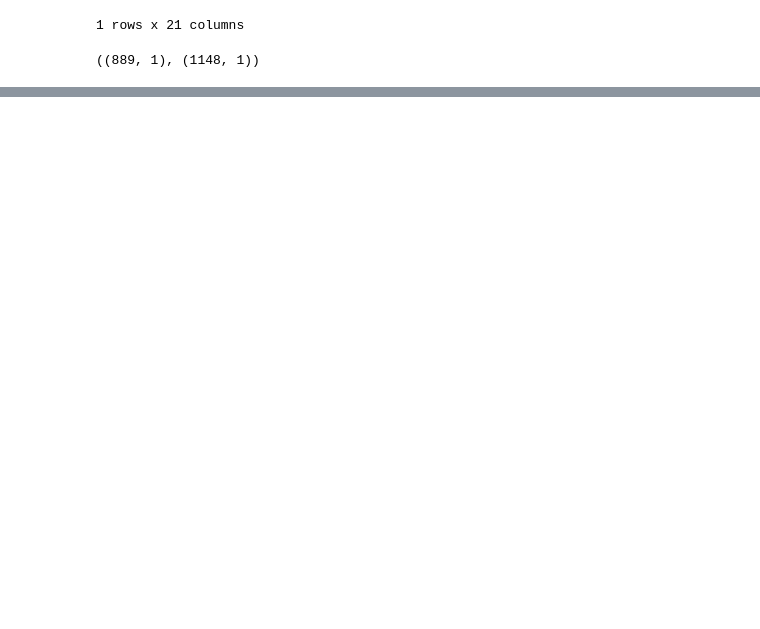
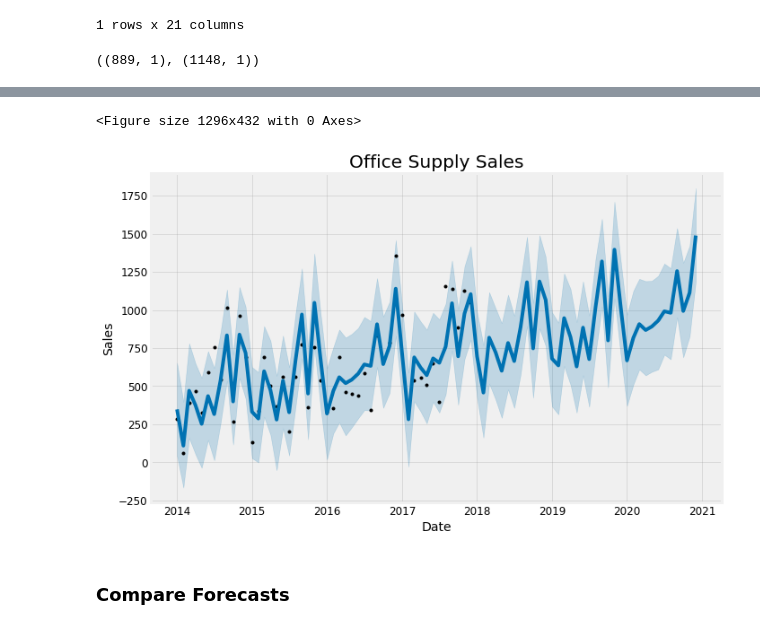
Before and after one commit to yuchild/time_series_ex1, a Jupyter notebook: Time_Series_Ex1.ipynb, the cells around one changed output, grey strips where cells are left out. Drawn from its saved outputs; the diff is of its cells as text; code cells hidden in the pictures; blank space fills up the shorter version.

```diff
--- a/Time_Series_Ex1.ipynb
+++ b/Time_Series_Ex1.ipynb
@@ -337,0 +500,3 @@ furniture.shape, office.shape
+# %%
+off_model = Prophet(interval_width=0.95)
+off_model.fit(off)
@@ -337,0 +527,12 @@ furniture.shape, office.shape
+# %%
+plt.figure(figsize=(18,6))
+off_model.plot(off_forecast
+               , xlabel='Date'
+               , ylabel='Sales'
+              )
+plt.title('Office Supply Sales');
+# %% [output]
+<Figure size 1296x432 with 0 Axes>
+[figure, added]
+# %% [markdown]
+### Compare Forecasts
```
Also changed, not shown: parts of 33 cells of this notebook.
